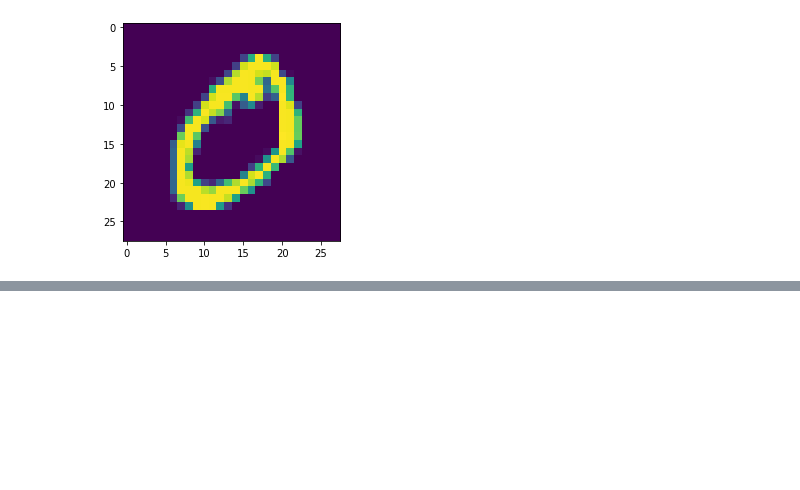
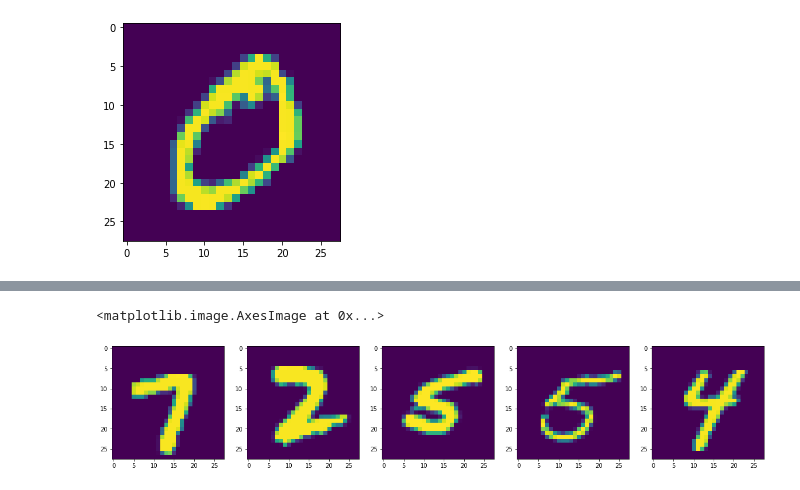
Before and after one commit to JD-14/grill-spice, a Jupyter notebook: nengo_spice_colab/MNIST_nengo_ngspice.ipynb, the cells around one changed output, grey strips where cells are left out. Cells and saved outputs as stored; diff of their text form; code cells hidden in the pictures; blank space fills up the shorter version.

```diff
--- a/nengo_spice_colab/MNIST_nengo_ngspice.ipynb
+++ b/nengo_spice_colab/MNIST_nengo_ngspice.ipynb
@@ -71,8 +95,8 @@ y = y[order]
 # %%
 #parameters
 
-n_training=5000
-n_testing=100
+n_training=10
+n_testing=5
 
 n_neurons=50
 synapse=0.02
@@ -161,0 +146,24 @@ with nengo.Simulator(model) as sim:  # Create the simulator
+# %%
+def stim_func(t, data=x[:n_training]):
+    index = int(t / t_image)
+    return data[index % len(data)]
+# %%
+time = dt*np.linspace(0, int(t_image*n_training/dt), int(t_image*n_training/dt))
+# %%
+stim  = [stim_func(t) for t in time]
+# %%
+plt.figure(figsize=(20,10))
+columns = 5
+plt.subplot(151)
+plt.imshow(stim[1].reshape(28,28))
+plt.subplot(152)
+plt.imshow(stim[501].reshape(28,28))
+plt.subplot(153)
+plt.imshow(stim[1001].reshape(28,28))
+plt.subplot(154)
+plt.imshow(stim[1501].reshape(28,28))
+plt.subplot(155)
+plt.imshow(stim[2001].reshape(28,28))
+# %% [output]
+<matplotlib.image.AxesImage at 0x...>
+[figure, added]
```
Also changed, not shown: parts of 27 cells of this notebook, 1 other file.
